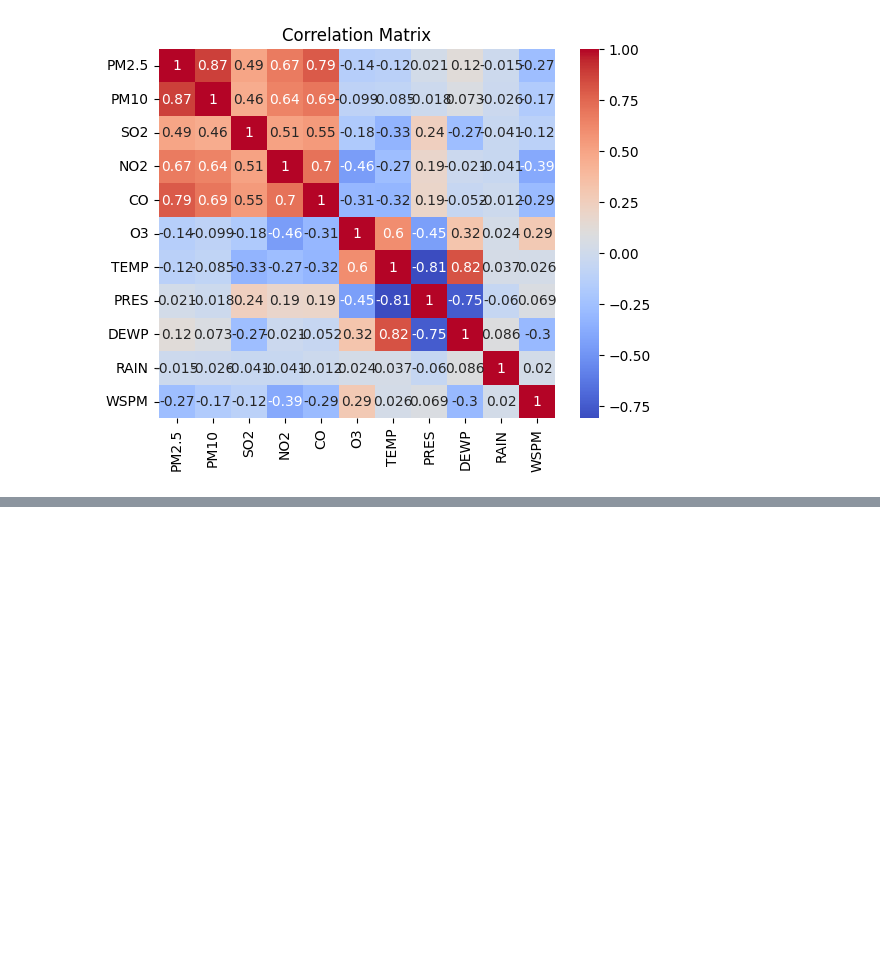
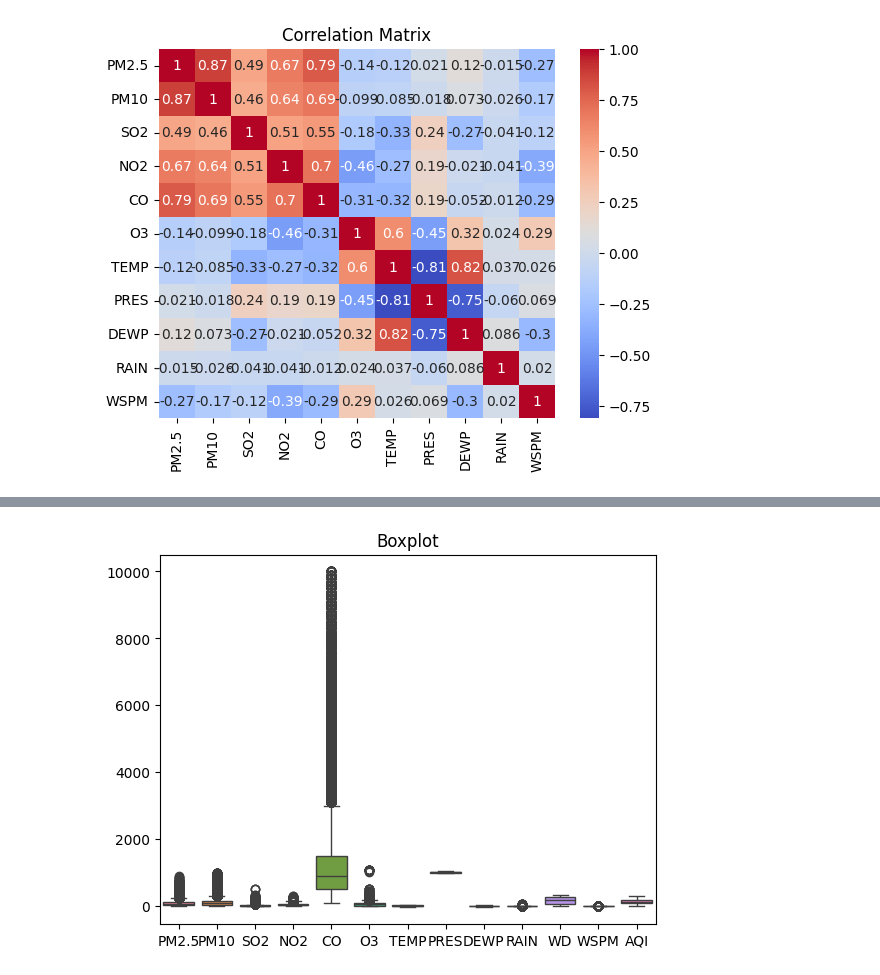
Before and after one commit to CheeRanidu/CMP7005, a Jupyter notebook: st20272023_CMP7005.ipynb, the cells around one changed output, grey strips where cells are left out. Saved outputs shown, nothing was run; the diff lists cells and outputs as text; code cells hidden in the pictures; blank space fills up the shorter version.

```diff
--- a/st20272023_CMP7005.ipynb
+++ b/st20272023_CMP7005.ipynb
@@ -436,0 +609,6 @@ plt.show()
+# %%
+sns.boxplot(data)
+plt.title('Boxplot')
+plt.show()
+# %% [output]
+[figure, added]
```
Also changed, not shown: parts of 13 cells of this notebook.
